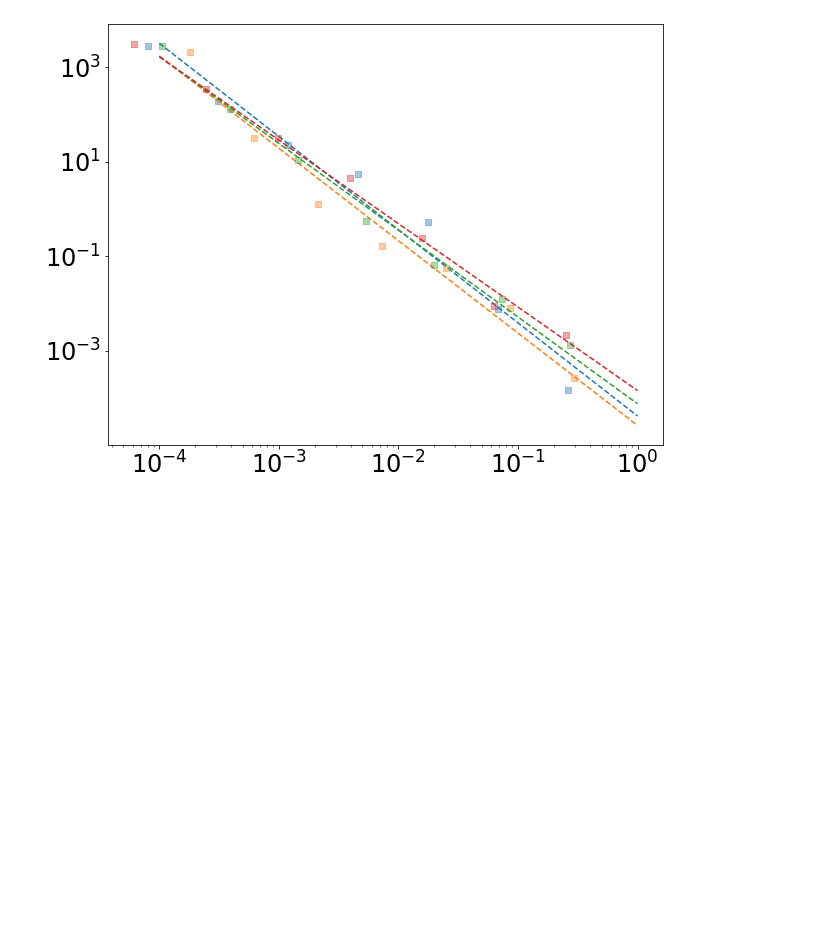
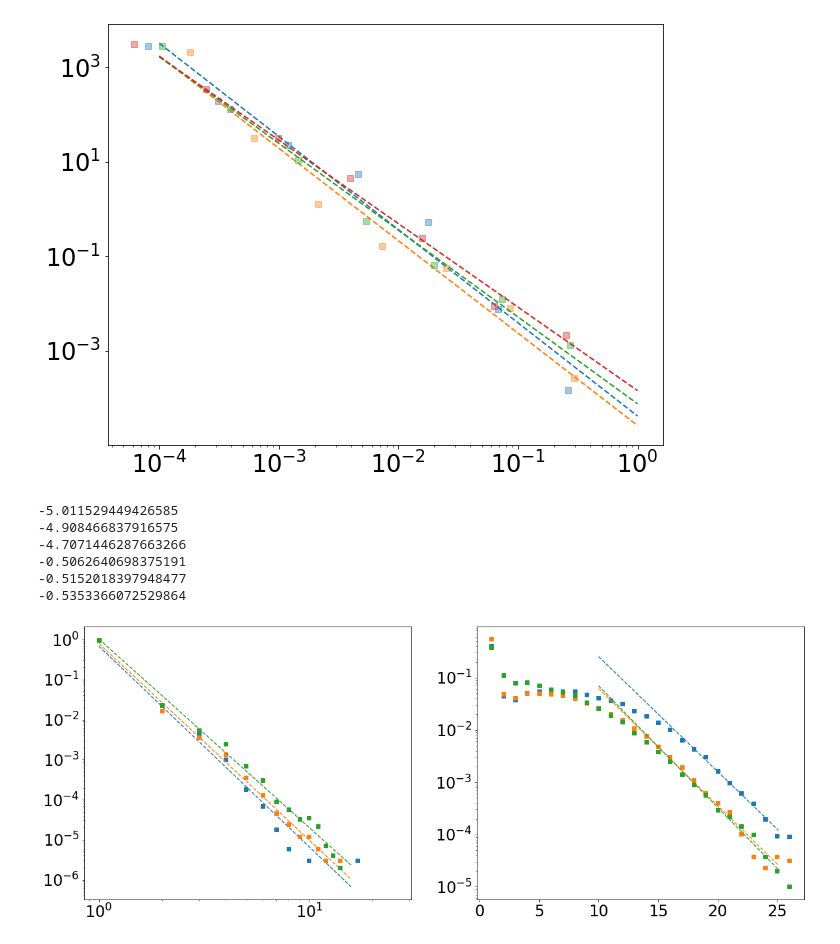
Before and after one commit to rmorantovar/Immune_System, a Jupyter notebook: Jupyter_Notebooks/6_Data.ipynb, the cells around one changed output. Cells and saved outputs as stored; diff of their text form; code cells hidden in the pictures; blank space fills up the shorter version.

```diff
--- a/Jupyter_Notebooks/6_Data.ipynb
+++ b/Jupyter_Notebooks/6_Data.ipynb
@@ -96,7 +98,7 @@ for filename in filenames:
     data = data/np.max(data)
     data_hist =np.histogram(data, density = True, bins = np.logspace(np.log10(np.min(data)), 0, 8))
     plot = ax.plot(data_hist[1][:-1], data_hist[0],alpha=.4, marker = 's', linestyle = '')
-    popt_csd, pcov_csd = curve_fit(my_linear_func, np.log(data_hist[1][:-1]), np.log(data_hist[0]))
+    popt_csd, pcov_csd = curve_fit(my_linear_func, np.log(data_hist[1][:-1][:]), np.log(data_hist[0][:]))
     ns = np.logspace(-4, 0, 100)#ax.plot(ns, np.exp(my_linear_func(ns, *popt_csd)))
     ax.plot(ns, np.exp(my_linear_func(np.log(ns), *popt_csd)), color = plot[0].get_color(), linestyle = '--')
     print(popt_csd[1], pcov_csd[1,1])
@@ -108,3 +110,33 @@ my_plot_layout(ax=ax, yscale = 'log', xscale = 'log')
 -1.8384279686078508 0.005932113181301594
 -1.7681809236145656 0.004091936253031811
 [figure]
+# %%
+fig, ax = plt.subplots(1, 2, figsize=(20,8), gridspec_kw={'left':0.18, 'right':.95, 'bottom':.15})
+data = pd.ExcelFile(Text_files_path+'Data/'+'41586_2019_934_MOESM5_ESM.xlsx')
+Cols = np.array([[0, 1], [3, 4], [6, 7], [9, 10], [12, 13], [15, 16]], dtype = object)
+for cols in Cols[:3]:
+    data1 = pd.read_excel(data, 'PANELB', usecols = cols, skiprows=1, nrows = 26, header = 0, names = ['Germline divergence', 'Normalized frequency'])
+    #print(np.where(data1['Normalized frequency']!=0)[0])
+    my_plot=ax[0].plot(data1['Germline divergence']+1, data1['Normalized frequency'], linestyle = '', marker = 's')
+    popt_csd, pcov_csd = curve_fit(my_linear_func, np.log(data1['Germline divergence'][np.where(data1['Normalized frequency']!=0)[0]]+1), np.log(data1['Normalized frequency'][np.where(data1['Normalized frequency']!=0)[0]]))
+    ns = np.logspace(0, 1.2, 100)#ax.plot(ns, np.exp(my_linear_func(ns, *popt_csd)))
+    ax[0].plot(ns, np.exp(my_linear_func(np.log(ns), *popt_csd)), color = my_plot[0].get_color(), linestyle = '--')
+    print(popt_csd[1])
+my_plot_layout(ax=ax[0], yscale = 'log', xscale='log')
+for cols in Cols[3:]:
+    data1 = pd.read_excel(data, 'PANELB', usecols = cols, skiprows=1, nrows = 26, header = 0, names = ['Germline divergence', 'Normalized frequency'])
+    #print(np.where(data1['Normalized frequency']!=0)[0])
+    my_plot=ax[1].plot(data1['Germline divergence']+1, data1['Normalized frequency'], linestyle = '', marker = 's')
+    popt_csd, pcov_csd = curve_fit(my_linear_func, data1['Germline divergence'][np.where(data1['Normalized frequency']!=0)[0][-10:]]+1, np.log(data1['Normalized frequency'][np.where(data1['Normalized frequency']!=0)[0][-10:]]))
+    ns = np.logspace(1, 1.4, 100)#ax.plot(ns, np.exp(my_linear_func(ns, *popt_csd)))
+    ax[1].plot(ns, np.exp(my_linear_func(ns, *popt_csd)), color = my_plot[0].get_color(), linestyle = '--')
+    print(popt_csd[1])
+my_plot_layout(ax=ax[1], yscale = 'log', xscale='linear')
+# %% [output]
+-5.011529449426585
+-4.908466837916575
+-4.7071446287663266
+-0.5062640698375191
+-0.5152018397948477
+-0.5353366072529864
+[figure, added]
```
Also changed, not shown: parts of 6 cells of this notebook, 25 other files.
